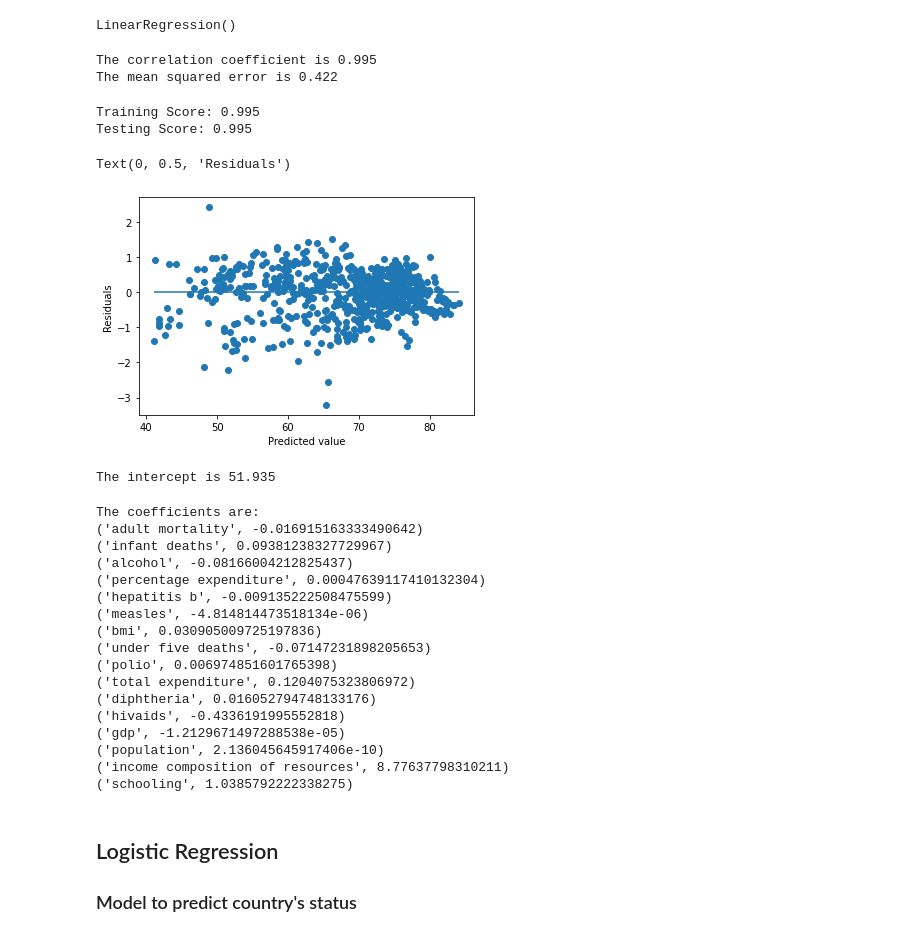
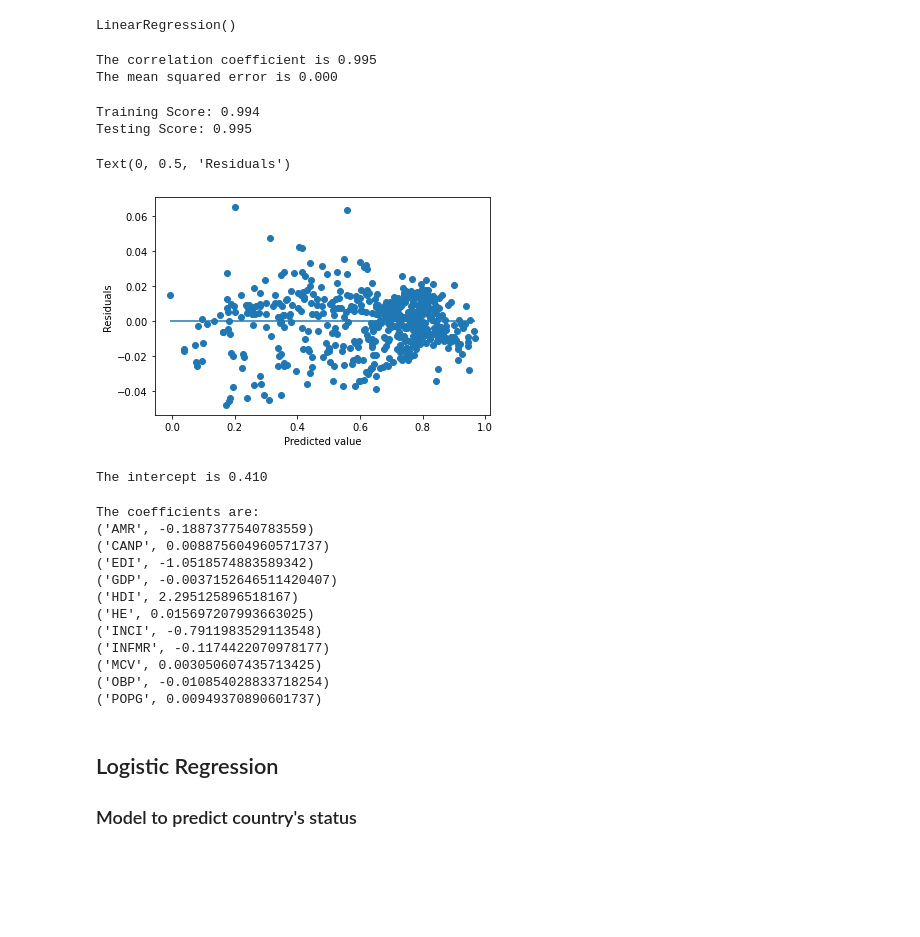
Before and after one commit to Ryan-Fried/Final_Project-Group1, a Jupyter notebook: Machine Learning/Predictive_Analysis.ipynb, the cells around one changed output. Drawn from its saved outputs; the diff is of its cells as text; code cells hidden in the pictures; blank space fills up the shorter version.

Commit message:
Updated Machine Learning with latest data

```diff
--- a/Machine Learning/Predictive_Analysis.ipynb
+++ b/Machine Learning/Predictive_Analysis.ipynb
@@ -93,83 +99,92 @@ plt.savefig("../Images/Plots/Correlation_matrix.png")
 
 ### Model to predict life expectancy
 # %%
+# Defining features and target
 y=select_df["LE"]
-X=select_df.drop(columns=["LE"])
+X=select_df.drop(columns=["LE","region","ALC","BCG","DTP","GDPG","POPD","SR"])
 # %%
 # Splitting the data
 X_train,X_test,y_train,y_test=train_test_split(X,y,random_state=42)
+# %%
+# Normalize the data
+X_scaler=MinMaxScaler().fit(X_train)
+X_train_scaled=X_scaler.transform(X_train)
+X_test_scaled=X_scaler.transform(X_test)
+
+
+y_train=y_train.array.reshape(-1,1)
+y_test=y_test.array.reshape(-1,1)
+
+y_scaler=MinMaxScaler().fit(y_train)
+y_train_scaled=y_scaler.transform(y_train)
+y_test_scaled=y_scaler.transform(y_test)
 # %%
 # Fitting the model
 from sklearn.linear_model import LinearRegression
 
 lm=LinearRegression()
-lm.fit(X_train,y_train)
+lm.fit(X_train_scaled,y_train_scaled)
 # %% [output]
 LinearRegression()
 # %%
 # Predicting the life expectancy values
-y_pred=lm.predict(X_test)
+y_pred=lm.predict(X_test_scaled)
 # %%
 # Performance of the model
 
 from sklearn.metrics import r2_score,mean_squared_error
 
-print (f"The correlation coefficient is {r2_score(y_test,y_pred):.3f}")
-print (f"The mean squared error is {mean_squared_error(y_test,y_pred):.3f}")
+print (f"The correlation coefficient is {r2_score(y_test_scaled,y_pred):.3f}")
+print (f"The mean squared error is {mean_squared_error(y_test_scaled,y_pred):.3f}")
 # %% [output]
 The correlation coefficient is 0.995
-The mean squared error is 0.422
+The mean squared error is 0.000
 # %%
 # Training and Testing scores
 
-training_score=lm.score(X_train,y_train)
-testing_score=lm.score(X_test,y_test)
+training_score=lm.score(X_train_scaled,y_train_scaled)
+testing_score=lm.score(X_test_scaled,y_test_scaled)
 
 print(f"Training Score: {training_score:.3f}")
 print(f"Testing Score: {testing_score:.3f}")
 # %% [output]
-Training Score: 0.995
+Training Score: 0.994
 Testing Score: 0.995
 # %%
 # Plotting the residuals
-plt.scatter(y_pred,y_pred-y_test)
+plt.scatter(y_pred,y_pred-y_test_scaled)
 plt.hlines(y=0,xmin=y_pred.min(),xmax=y_pred.max())
 plt.xlabel("Predicted value")
 plt.ylabel("Residuals")
 # %% [output]
 Text(0, 0.5, 'Residuals')
-[figure, old version]
+[figure, new version]
 # %%
 # Calculating the intercept
 
-print(f"The intercept is {lm.intercept_:.3f}")
+print(f"The intercept is {lm.intercept_[0]:.3f}")
 # %% [output]
-The intercept is 51.935
+The intercept is 0.410
 # %%
 # Calculating the coefficients
 
 print("The coefficients are:")
 
-for item in zip(X.columns,lm.coef_):
+for item in zip(X.columns,lm.coef_[0]):
     print(item)
 # %% [output]
 The coefficients are:
-('adult mortality', -0.016915163333490642)
-('infant deaths', 0.09381238327729967)
-('alcohol', -0.08166004212825437)
-('percentage expenditure', 0.00047639117410132304)
-('hepatitis b', -0.009135222508475599)
-('measles', -4.814814473518134e-06)
-('bmi', 0.030905009725197836)
-('under five deaths', -0.07147231898205653)
-('polio', 0.006974851601765398)
-('total expenditure', 0.1204075323806972)
-('diphtheria', 0.016052794748133176)
-('hivaids', -0.4336191995552818)
-('gdp', -1.2129671497288538e-05)
-('population', 2.136045645917406e-10)
-('income composition of resources', 8.77637798310211)
-('schooling', 1.0385792222338275)
+('AMR', -0.1887377540783559)
+('CANP', 0.008875604960571737)
+('EDI', -1.0518574883589342)
+('GDP', -0.0037152646511420407)
+('HDI', 2.295125896518167)
+('HE', 0.015697207993663025)
+('INCI', -0.7911983529113548)
+('INFMR', -0.1174422070978177)
+('MCV', 0.003050607435713425)
+('OBP', -0.010854028833718254)
+('POPG', 0.00949370890601737)
 # %% [markdown]
 ## Logistic Regression
 
```
Also changed, not shown: parts of 28 cells of this notebook.
